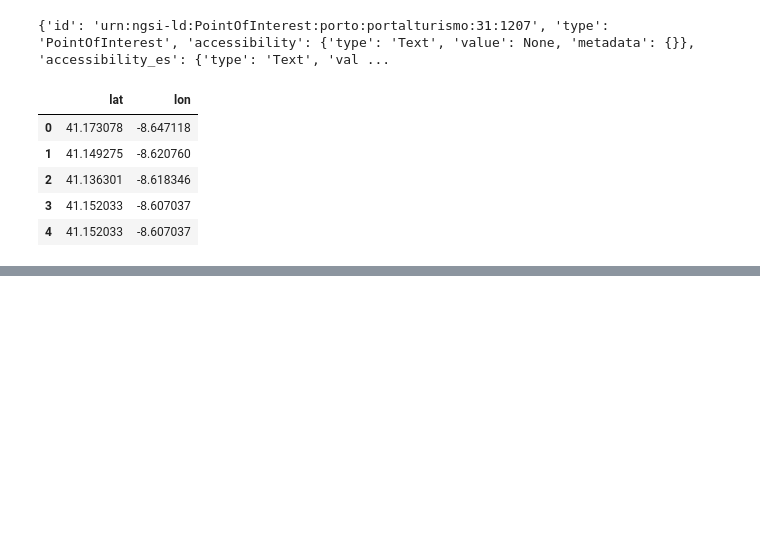
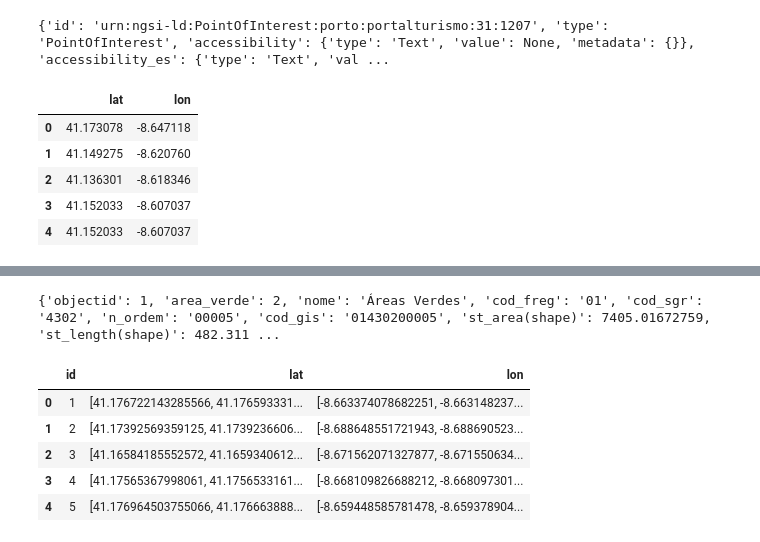
Before and after one commit to msramalho/hackacity2019, a Jupyter notebook: miguel_main.ipynb, the cells around one changed output, grey strips where cells are left out. Drawn from its saved outputs; the diff is of its cells as text; code cells hidden in the pictures; blank space fills up the shorter version.

```diff
--- a/miguel_main.ipynb
+++ b/miguel_main.ipynb
@@ -359,4 +359,5 @@ df.head()
 # %%
 df.to_csv('alojamentos.csv',index=None)
 # %%
-df = pd.read_csv('alojamentos.csv', index_col=False).head()
+df = pd.read_csv('alojamentos.csv', index_col=False)
+df.shape
@@ -420,0 +405,3 @@ ImportError: cannot import name 'how_many_close_poi' from 'map_function' (/Users
+# %%
+df['POI_closer_than_1000']=[how_many_close_poi(ap, poi, 1000) for idx, ap in df.iterrows()]
+df.head()
@@ -420,0 +415,25 @@ ImportError: cannot import name 'how_many_close_poi' from 'map_function' (/Users
+# %%
+url = next(get_dataset_info("areas-verdes"))
+paragens_metro = get_dataset_data_full(url)
+print(paragens_metro[0])
+# %% [output]
+{'objectid': 1, 'area_verde': 2, 'nome': 'Áreas Verdes', 'cod_freg': '01', 'cod_sgr': '4302', 'n_ordem': '00005', 'cod_gis': '01430200005', 'st_area(shape)': 7405.01672759, 'st_length(shape)': 482.311 ...
+# %%
+def get_dataframe_paragens_verdes():
+    url = next(get_dataset_info("areas-verdes"))
+    paragens_metro = get_dataset_data_full(url)
+    df = pd.DataFrame(columns=["id", "lat", "lon"])
+    for i, a in enumerate(paragens_metro):
+        coordinates = np.array(a['coordinates'][0])
+        df.loc[i] = [a["objectid"], coordinates[:,1], coordinates[:,0]]
+    return df
+# %%
+verdes = get_dataframe_paragens_verdes()
+verdes.head()
+# %% [output]
+|  | id | lat | lon |
+| 0 | 1 | [41.176722143285566, 41.176593331... | [-8.663374078682251, -8.663148237... |
+| 1 | 2 | [41.17392569359125, 41.1739236606... | [-8.688648551721943, -8.688690523... |
+| 2 | 3 | [41.16584185552572, 41.1659340612... | [-8.671562071327877, -8.671550634... |
+| 3 | 4 | [41.17565367998061, 41.1756533161... | [-8.668109826688212, -8.668097301... |
+| 4 | 5 | [41.176964503755066, 41.176663888... | [-8.659448585781478, -8.659378904... |
```
Also changed, not shown: parts of 7 cells of this notebook, 3 other files.
